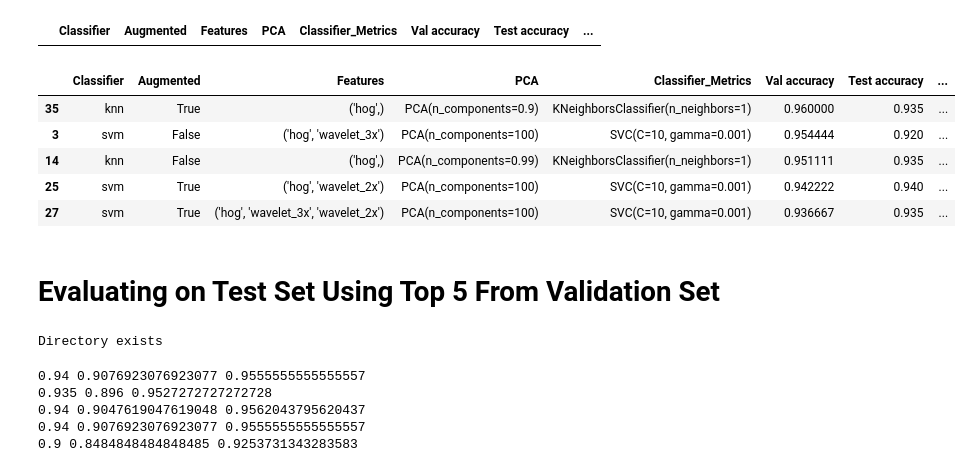
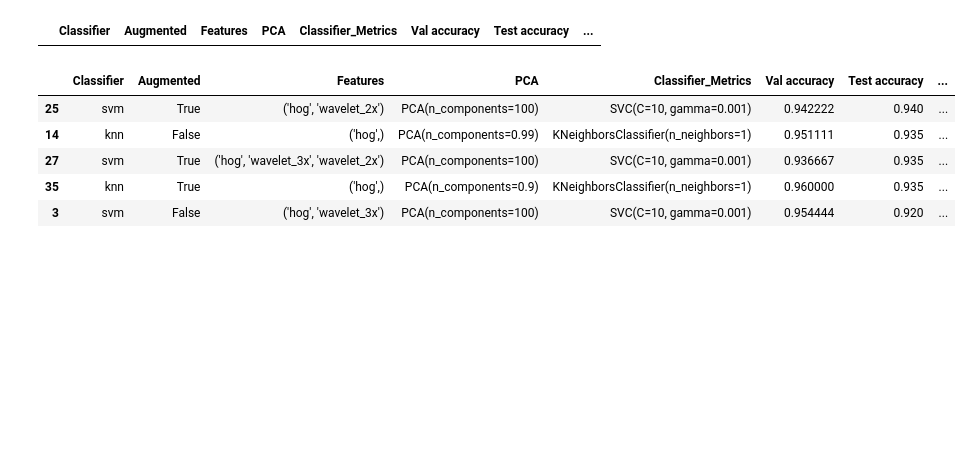
Before and after one commit to tobyloby12/AMLS-assignment, a Jupyter notebook: Task A/main.ipynb, the cells around one changed output. Saved outputs shown, nothing was run; the diff lists cells and outputs as text; code cells hidden in the pictures; blank space fills up the shorter version.

Commit message:
results gathered

```diff
--- a/Task A/main.ipynb
+++ b/Task A/main.ipynb
@@ -479,21 +487,12 @@ for aug in augment:
 # %%
 df_results = pd.read_csv(path + '/results5.csv')
 # %%
-df_results_top_5 = df_results.nlargest(5, ['Test accuracy']).sort_values('Val accuracy', ascending=False)
+df_results_top_5 = df_results.nlargest(5, ['Test accuracy']).sort_values('Test accuracy', ascending=False)
 df_results_top_5
 # %% [output]
 |  | Classifier | Augmented | Features | PCA | Classifier_Metrics | Val accuracy | Test accuracy | ... |
+| 25 | svm | True | ('hog', 'wavelet_2x') | PCA(n_components=100) | SVC(C=10, gamma=0.001) | 0.942222 | 0.940 | ... |
+| 14 | knn | False | ('hog',) | PCA(n_components=0.99) | KNeighborsClassifier(n_neighbors=1) | 0.951111 | 0.935 | ... |
+| 27 | svm | True | ('hog', 'wavelet_3x', 'wavelet_2x') | PCA(n_components=100) | SVC(C=10, gamma=0.001) | 0.936667 | 0.935 | ... |
 | 35 | knn | True | ('hog',) | PCA(n_components=0.9) | KNeighborsClassifier(n_neighbors=1) | 0.960000 | 0.935 | ... |
 | 3 | svm | False | ('hog', 'wavelet_3x') | PCA(n_components=100) | SVC(C=10, gamma=0.001) | 0.954444 | 0.920 | ... |
-| 14 | knn | False | ('hog',) | PCA(n_components=0.99) | KNeighborsClassifier(n_neighbors=1) | 0.951111 | 0.935 | ... |
-| 25 | svm | True | ('hog', 'wavelet_2x') | PCA(n_components=100) | SVC(C=10, gamma=0.001) | 0.942222 | 0.940 | ... |
-| 27 | svm | True | ('hog', 'wavelet_3x', 'wavelet_2x') | PCA(n_components=100) | SVC(C=10, gamma=0.001) | 0.936667 | 0.935 | ... |
-# %% [markdown]
-# Evaluating on Test Set Using Top 5 From Validation Set
-# %%
-try:
-    os.makedirs(path + '/Task A/features/test')
-except:
-    print('Directory exists')
-# %% [output]
-Directory exists
@@ -549,23 +498,0 @@ def test_classifier(features_selected, augmented, model, pca_components, knn=1,
-# %%
-import re
-for row in df_results_top_5.iterrows():
-    pipe, x_test, y_test = test_classifier(
-        re.findall("'([^']*)'", row[1]['Features']),
-        row[1]['Augmented'],
-        row[1]['Classifier'],
-        row[1]['PCA']
-        )
-
-    pred = pipe.predict(x_test)
-    report = classification_report(y_test, pred, output_dict=True, target_names=['no_tumor', 'tumor'])
-    accuracy = report['accuracy']
-    f1_no_tumor = report['no_tumor']['f1-score']
-    f1_tumor = report['tumor']['f1-score']
-
-    print(accuracy, f1_no_tumor, f1_tumor)
-# %% [output]
-0.94 0.9076923076923077 0.9555555555555557
-0.935 0.896 0.9527272727272728
-0.94 0.9047619047619048 0.9562043795620437
-0.94 0.9076923076923077 0.9555555555555557
-0.9 0.8484848484848485 0.9253731343283583
```
Also changed, not shown: parts of 9 cells of this notebook, 9 other files.
